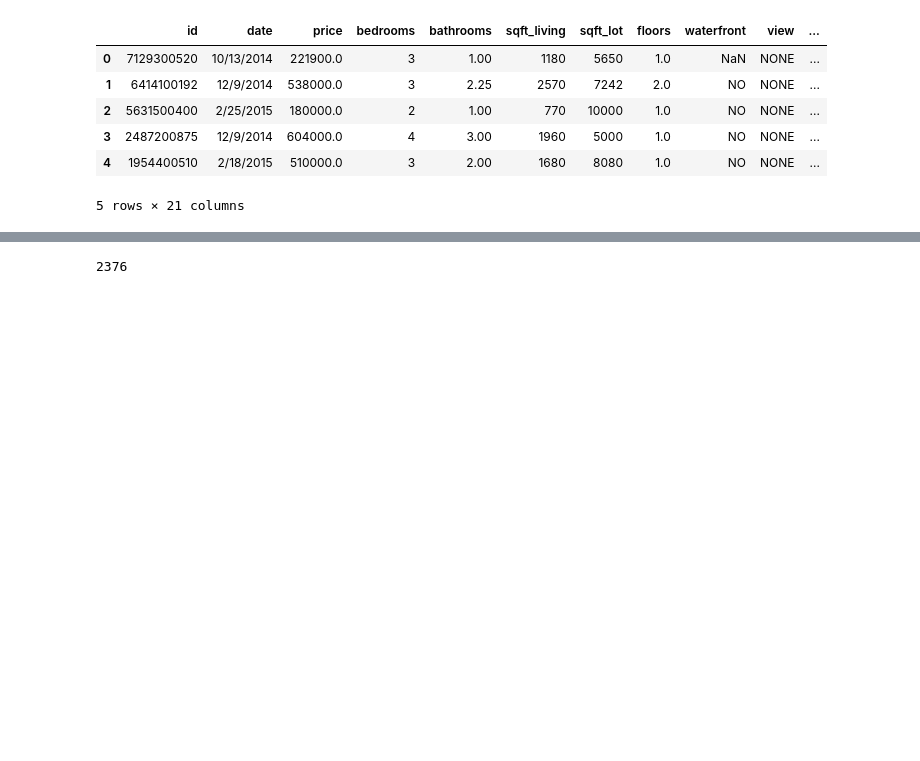
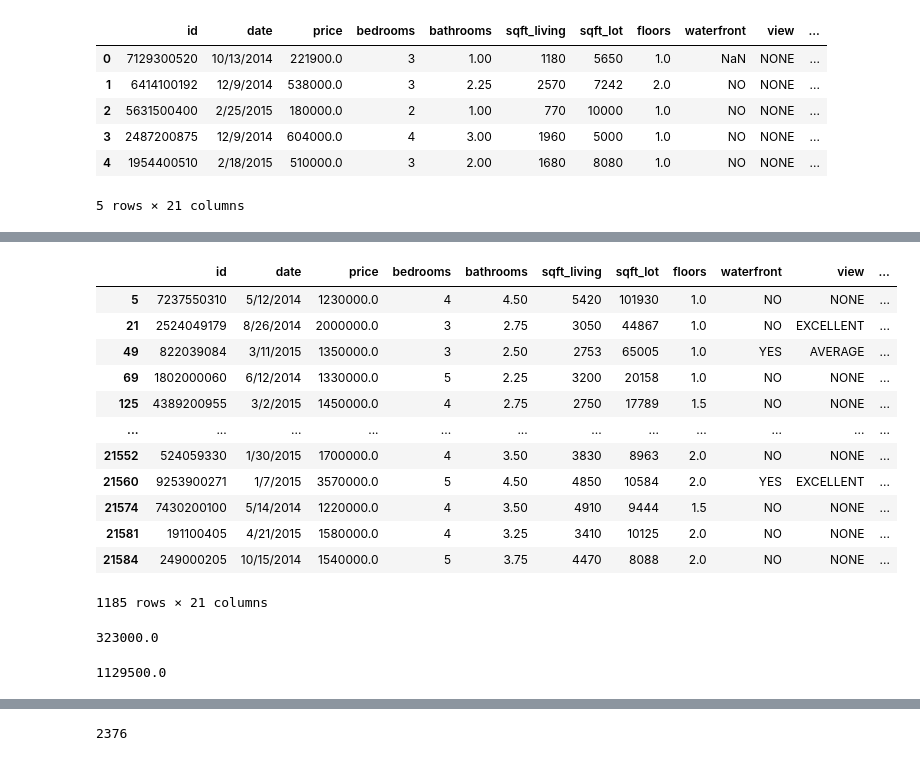
Before and after one commit to ondugba/Housing_Price_Predictor, a Jupyter notebook: Yuhkai.ipynb, the cells around one changed output, grey strips where cells are left out. Drawn from its saved outputs; the diff is of its cells as text; code cells hidden in the pictures; blank space fills up the shorter version.

```diff
--- a/Yuhkai.ipynb
+++ b/Yuhkai.ipynb
@@ -51,0 +84,26 @@ df.head()
+# %%
+df[df['price'] > 1_100_000]
+# %% [output]
+|  | id | date | price | bedrooms | bathrooms | sqft_living | sqft_lot | floors | waterfront | view | ... |
+| 5 | 7237550310 | 5/12/2014 | 1230000.0 | 4 | 4.50 | 5420 | 101930 | 1.0 | NO | NONE | ... |
+| 21 | 2524049179 | 8/26/2014 | 2000000.0 | 3 | 2.75 | 3050 | 44867 | 1.0 | NO | EXCELLENT | ... |
+| 49 | 822039084 | 3/11/2015 | 1350000.0 | 3 | 2.50 | 2753 | 65005 | 1.0 | YES | AVERAGE | ... |
+| 69 | 1802000060 | 6/12/2014 | 1330000.0 | 5 | 2.25 | 3200 | 20158 | 1.0 | NO | NONE | ... |
+| 125 | 4389200955 | 3/2/2015 | 1450000.0 | 4 | 2.75 | 2750 | 17789 | 1.5 | NO | NONE | ... |
+| ... | ... | ... | ... | ... | ... | ... | ... | ... | ... | ... | ... |
+| 21552 | 524059330 | 1/30/2015 | 1700000.0 | 4 | 3.50 | 3830 | 8963 | 2.0 | NO | NONE | ... |
+| 21560 | 9253900271 | 1/7/2015 | 3570000.0 | 5 | 4.50 | 4850 | 10584 | 2.0 | YES | EXCELLENT | ... |
+| 21574 | 7430200100 | 5/14/2014 | 1220000.0 | 4 | 3.50 | 4910 | 9444 | 1.5 | NO | NONE | ... |
+| 21581 | 191100405 | 4/21/2015 | 1580000.0 | 4 | 3.25 | 3410 | 10125 | 2.0 | NO | NONE | ... |
+| 21584 | 249000205 | 10/15/2014 | 1540000.0 | 5 | 3.75 | 4470 | 8088 | 2.0 | NO | NONE | ... |
+1185 rows × 21 columns
+# %%
+iqr = df['price'].quantile(0.75) - df['price'].quantile(0.25)
+iqr
+# %% [output]
+323000.0
+# %%
+outlier_upper=df['price'].quantile(0.75) + (1.5* iqr)
+outlier_upper
+# %% [output]
+1129500.0
```
Also changed, not shown: parts of 7 cells of this notebook, 1 other file.
